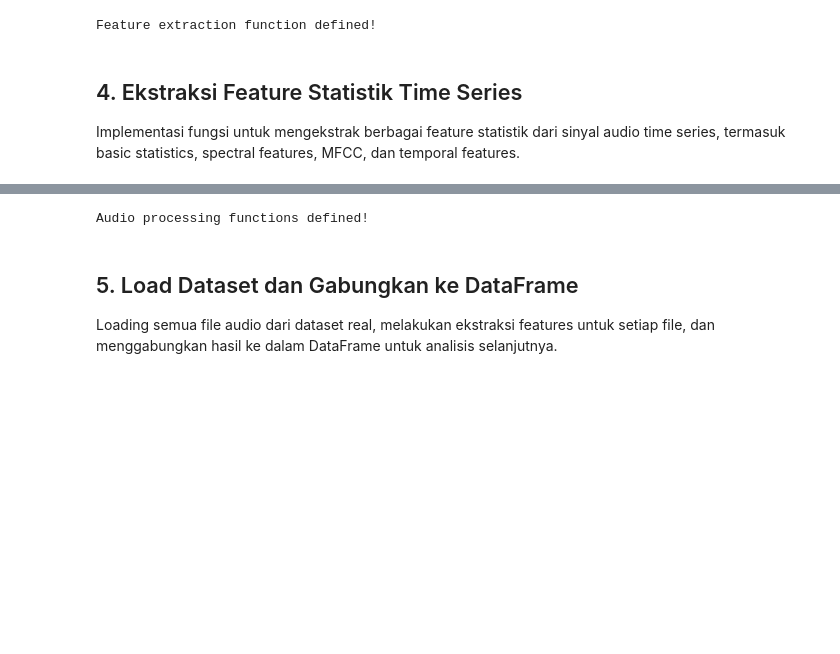
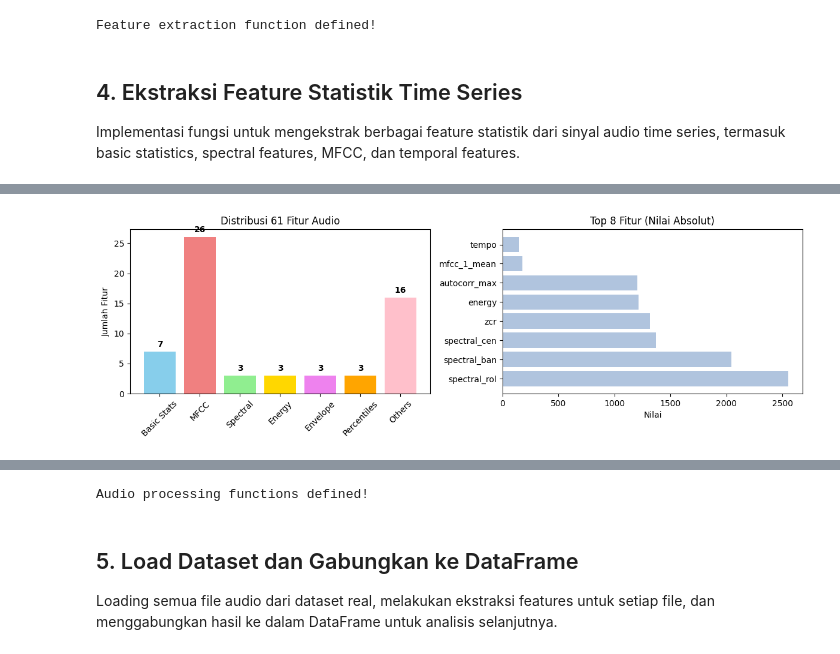
Before and after one commit to AchmadLutfi196/PSD, a Jupyter notebook: PSD/voice_open_close_identification.ipynb, the cells around one changed output, grey strips where cells are left out. Drawn from its saved outputs; the diff is of its cells as text; code cells hidden in the pictures; blank space fills up the shorter version.

```diff
--- a/PSD/voice_open_close_identification.ipynb
+++ b/PSD/voice_open_close_identification.ipynb
@@ -293,0 +298,86 @@ Implementasi fungsi untuk mengekstrak berbagai feature statistik dari sinyal aud
+# %%
+# VISUALISASI SEDERHANA HASIL EKSTRAKSI FITUR
+print("="*60)
+print("VISUALISASI 61 FITUR AUDIO")
+print("="*60)
+
+def show_feature_summary():
+    """Tampilkan ringkasan fitur yang diekstrak"""
+
+    # Ambil sample audio
+    if not os.path.exists(SPEAKER_DATASET_PATH):
+        print("ERROR: Dataset tidak ditemukan")
+        return None
+
+    # Load sample audio
+    sample_file = sample_files[0] if sample_files else None
+    if not sample_file:
+        print("ERROR: Tidak ada file audio")
+        return None
+
+    try:
+        audio_data, sr = load_audio_file(sample_file, target_sr=22050)
+        audio_processed = preprocess_audio(audio_data, sr)
+        features = extract_statistical_features(audio_processed, sr=sr)
+
+        print(f" File: {os.path.basename(sample_file)}")
+        print(f" Total fitur: {len(features)}")
+        print(f" Durasi: {len(audio_data)/sr:.2f}s")
+
+    except Exception as e:
+        print(f"ERROR: {e}")
+        return None
+
+    # Kategorisasi fitur
+    categories = {
+        'Basic Stats': 7, 'MFCC': 26, 'Spectral': 3, 'Energy': 3,
+        'Envelope': 3, 'Percentiles': 3, 'Others': 16
+    }
+
+    # Simple bar chart
+    fig, (ax1, ax2) = plt.subplots(1, 2, figsize=(12, 4))
+
+    # Kategori fitur
+    names = list(categories.keys())
+    values = list(categories.values())
+    colors = ['skyblue', 'lightcoral', 'lightgreen', 'gold', 'violet', 'orange', 'pink']
+
+    bars = ax1.bar(names, values, color=colors)
+    ax1.set_title('Distribusi 61 Fitur Audio')
+    ax1.set_ylabel('Jumlah Fitur')
+    ax1.tick_params(axis='x', rotation=45)
+
+    # Add labels
+    for bar, val in zip(bars, values):
+        ax1.text(bar.get_x() + bar.get_width()/2, bar.get_height() + 0.5,
+                str(val), ha='center', va='bottom', fontweight='bold')
+
+    # Top fitur values
+    top_features = sorted(features.items(), key=lambda x: abs(x[1]), reverse=True)[:8]
+    feat_names = [f[:12] for f, _ in top_features]  # Shorten names
+    feat_vals = [abs(v) for _, v in top_features]
+
+    ax2.barh(feat_names, feat_vals, color='lightsteelblue')
+    ax2.set_title('Top 8 Fitur (Nilai Absolut)')
+    ax2.set_xlabel('Nilai')
+
+    plt.tight_layout()
+    plt.show()
+
+    # Print summary
+    print(f"\n Ringkasan Fitur:")
+    print(f"   • Basic Statistics: mean, std, min, max, dll (7 fitur)")
+    print(f"   • MFCC: Mel-frequency coefficients (26 fitur)")
+    print(f"   • Spectral: centroid, bandwidth, rolloff (3 fitur)")
+    print(f"   • Energy: power, RMS, energy (3 fitur)")
+    print(f"   • Lainnya: envelope, temporal, dll (22 fitur)")
+
+    print(f"\n🔝 Fitur dengan nilai tertinggi:")
+    for i, (name, val) in enumerate(top_features[:5]):
+        print(f"   {i+1}. {name}: {val:.2f}")
+
+    return features
+
+# Jalankan visualisasi
+sample_features = show_feature_summary()
+# %% [output]
@@ -293,0 +402 @@ Implementasi fungsi untuk mengekstrak berbagai feature statistik dari sinyal aud
+[figure, added]
```
Also changed, not shown: parts of 4 cells of this notebook, 22 other files.
